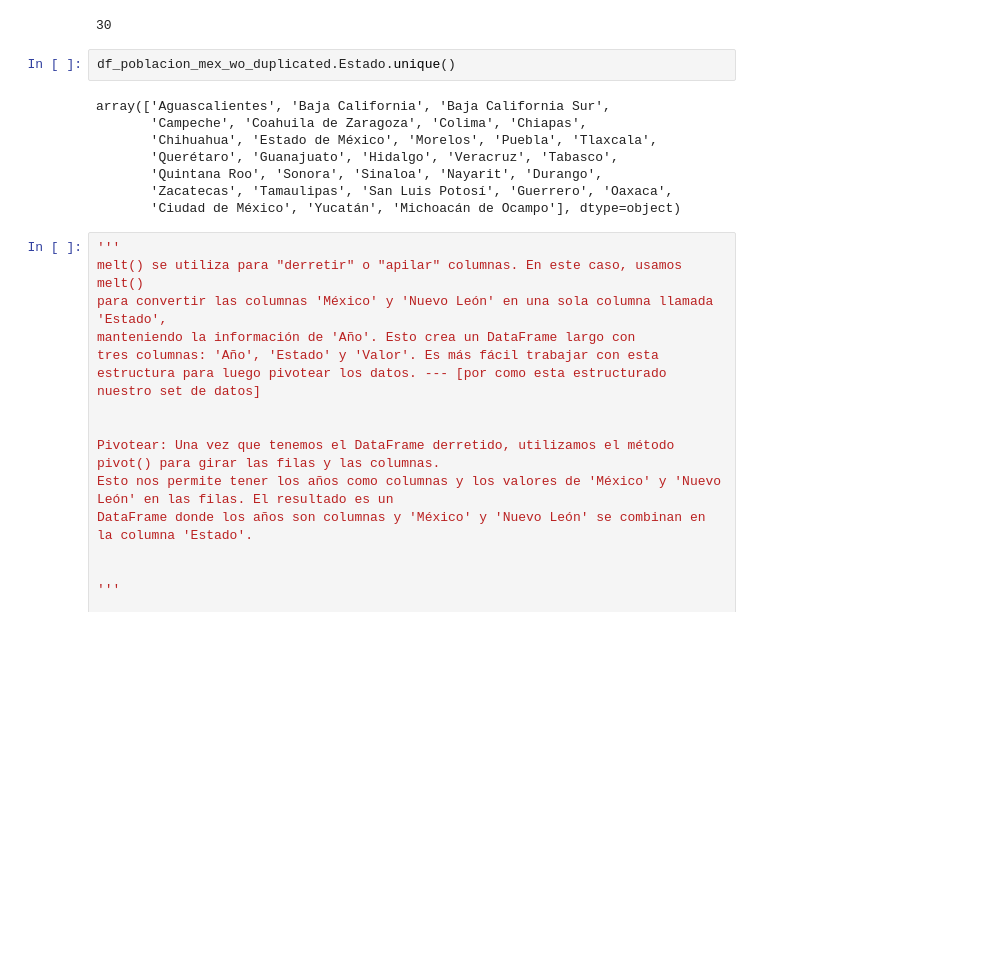
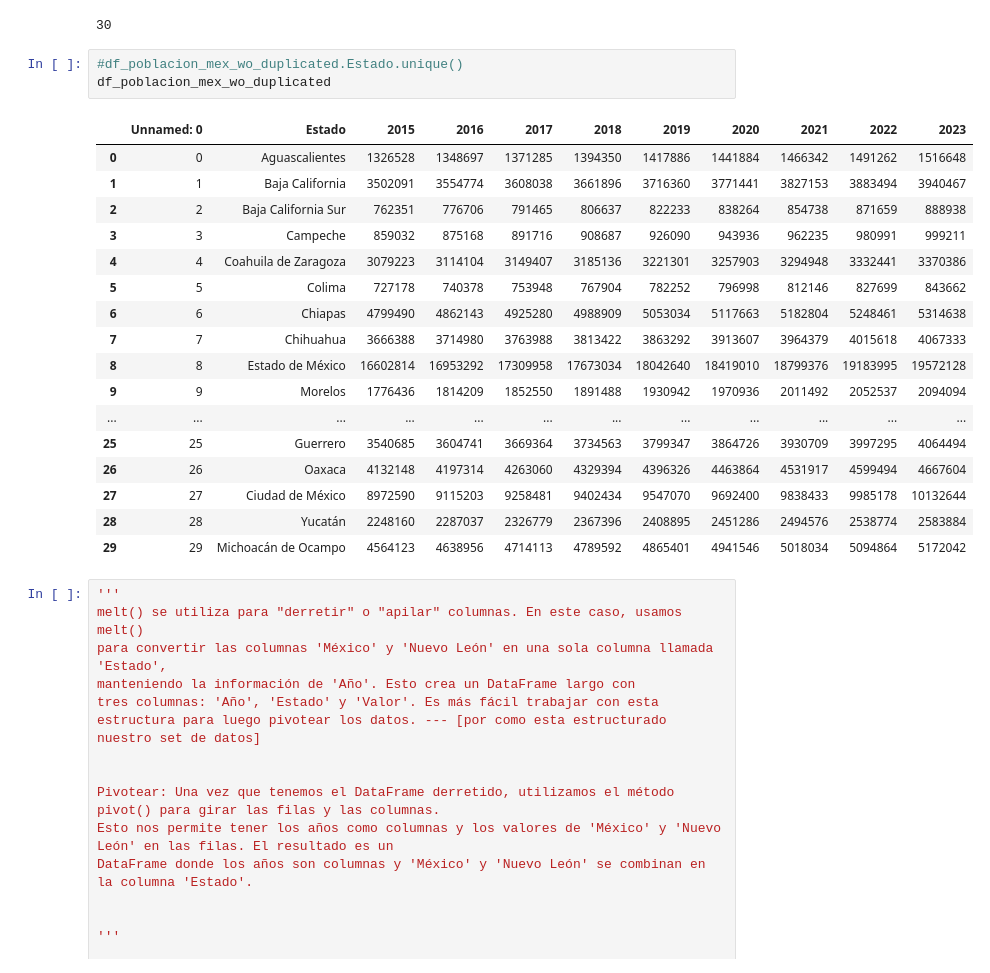
Before and after one commit to BlackEddit/EDA_Cleasings, a Jupyter notebook: rev_hot_spot_case_Sex_Agre.ipynb, the cells around one changed output. Cells and saved outputs as stored; diff of their text form; blank space fills up the shorter version.

```diff
--- a/rev_hot_spot_case_Sex_Agre.ipynb
+++ b/rev_hot_spot_case_Sex_Agre.ipynb
@@ -56,15 +76,26 @@ print(df_poblacion_mex_wo_duplicated.Estado.nunique())
 # %% [output]
 30
 # %%
-df_poblacion_mex_wo_duplicated.Estado.unique()
+#df_poblacion_mex_wo_duplicated.Estado.unique()
+df_poblacion_mex_wo_duplicated
 # %% [output]
-array(['Aguascalientes', 'Baja California', 'Baja California Sur',
-       'Campeche', 'Coahuila de Zaragoza', 'Colima', 'Chiapas',
-       'Chihuahua', 'Estado de México', 'Morelos', 'Puebla', 'Tlaxcala',
-       'Querétaro', 'Guanajuato', 'Hidalgo', 'Veracruz', 'Tabasco',
-       'Quintana Roo', 'Sonora', 'Sinaloa', 'Nayarit', 'Durango',
-       'Zacatecas', 'Tamaulipas', 'San Luis Potosí', 'Guerrero', 'Oaxaca',
-       'Ciudad de México', 'Yucatán', 'Michoacán de Ocampo'], dtype=object)
+|  | Unnamed: 0 | Estado | 2015 | 2016 | 2017 | 2018 | 2019 | 2020 | 2021 | 2022 | 2023 |
+| 0 | 0 | Aguascalientes | 1326528 | 1348697 | 1371285 | 1394350 | 1417886 | 1441884 | 1466342 | 1491262 | 1516648 |
+| 1 | 1 | Baja California | 3502091 | 3554774 | 3608038 | 3661896 | 3716360 | 3771441 | 3827153 | 3883494 | 3940467 |
+| 2 | 2 | Baja California Sur | 762351 | 776706 | 791465 | 806637 | 822233 | 838264 | 854738 | 871659 | 888938 |
+| 3 | 3 | Campeche | 859032 | 875168 | 891716 | 908687 | 926090 | 943936 | 962235 | 980991 | 999211 |
+| 4 | 4 | Coahuila de Zaragoza | 3079223 | 3114104 | 3149407 | 3185136 | 3221301 | 3257903 | 3294948 | 3332441 | 3370386 |
+| 5 | 5 | Colima | 727178 | 740378 | 753948 | 767904 | 782252 | 796998 | 812146 | 827699 | 843662 |
+| 6 | 6 | Chiapas | 4799490 | 4862143 | 4925280 | 4988909 | 5053034 | 5117663 | 5182804 | 5248461 | 5314638 |
+| 7 | 7 | Chihuahua | 3666388 | 3714980 | 3763988 | 3813422 | 3863292 | 3913607 | 3964379 | 4015618 | 4067333 |
+| 8 | 8 | Estado de México | 16602814 | 16953292 | 17309958 | 17673034 | 18042640 | 18419010 | 18799376 | 19183995 | 19572128 |
+| 9 | 9 | Morelos | 1776436 | 1814209 | 1852550 | 1891488 | 1930942 | 1970936 | 2011492 | 2052537 | 2094094 |
+| ... | ... | ... | ... | ... | ... | ... | ... | ... | ... | ... | ... |
+| 25 | 25 | Guerrero | 3540685 | 3604741 | 3669364 | 3734563 | 3799347 | 3864726 | 3930709 | 3997295 | 4064494 |
+| 26 | 26 | Oaxaca | 4132148 | 4197314 | 4263060 | 4329394 | 4396326 | 4463864 | 4531917 | 4599494 | 4667604 |
+| 27 | 27 | Ciudad de México | 8972590 | 9115203 | 9258481 | 9402434 | 9547070 | 9692400 | 9838433 | 9985178 | 10132644 |
+| 28 | 28 | Yucatán | 2248160 | 2287037 | 2326779 | 2367396 | 2408895 | 2451286 | 2494576 | 2538774 | 2583884 |
+| 29 | 29 | Michoacán de Ocampo | 4564123 | 4638956 | 4714113 | 4789592 | 4865401 | 4941546 | 5018034 | 5094864 | 5172042 |
 # %%
 '''
 melt() se utiliza para "derretir" o "apilar" columnas. En este caso, usamos melt()
```
Also changed, not shown: parts of 21 cells of this notebook.
